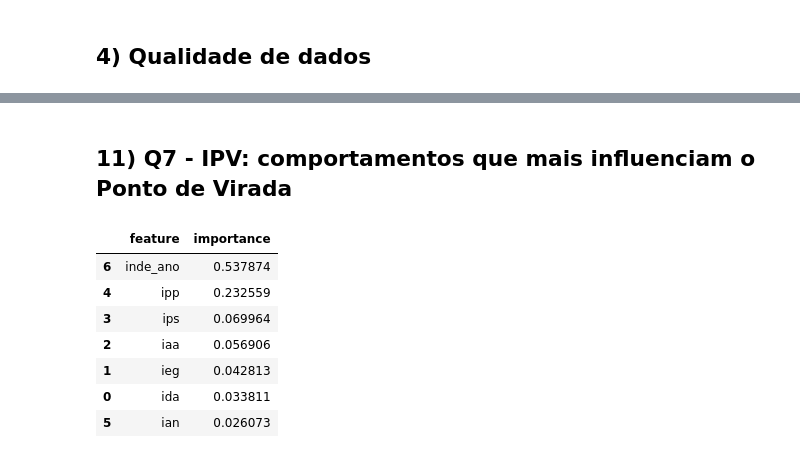
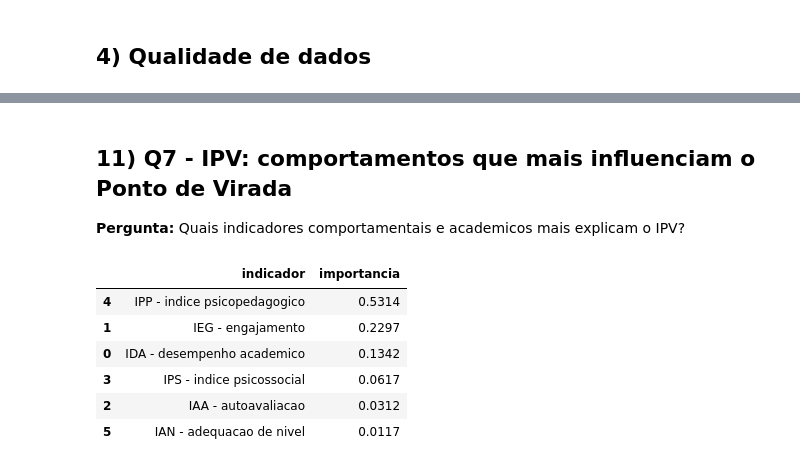
Before and after one commit to marcosfreitas-tech/tech_desafio_fase5, a Jupyter notebook: scripts/1_EDA_e_Storytelling.ipynb, the cells around one changed output, grey strips where cells are left out. Cells and saved outputs as stored; diff of their text form; code cells hidden in the pictures.

```diff
--- a/scripts/1_EDA_e_Storytelling.ipynb
+++ b/scripts/1_EDA_e_Storytelling.ipynb
@@ -839,42 +1389,63 @@ fig_pattern.show()
 # %% [markdown]
 ## 11) Q7 - IPV: comportamentos que mais influenciam o Ponto de Virada
+
+**Pergunta:** Quais indicadores comportamentais e academicos mais explicam o IPV?
 # %%
-ipv_features = ["ida", "ieg", "iaa", "ips", "ipp", "ian", "inde_ano"]
+ipv_features = ["ida", "ieg", "iaa", "ips", "ipp", "ian"]
 ipv_data = df.dropna(subset=ipv_features + ["ipv"]).copy()
 
 if len(ipv_data) >= 100:
     rf_ipv = RandomForestRegressor(
         n_estimators=500,
         max_depth=8,
         min_samples_leaf=5,
         random_state=42,
         n_jobs=-1,
     )
     rf_ipv.fit(ipv_data[ipv_features], ipv_data["ipv"])
 
-    ipv_importance = pd.DataFrame({"feature": ipv_features, "importance": rf_ipv.feature_importances_}).sort_values(
-        "importance", ascending=False
-    )
-    display(ipv_importance)
+    feature_name_map = {
+        "ida": "IDA - desempenho academico",
+        "ieg": "IEG - engajamento",
+        "iaa": "IAA - autoavaliacao",
+        "ips": "IPS - indice psicossocial",
+        "ipp": "IPP - indice psicopedagogico",
+        "ian": "IAN - adequacao de nivel",
+    }
+
+    ipv_importance = pd.DataFrame(
+        {
+            "indicador": ipv_features,
+            "importancia": rf_ipv.feature_importances_,
+        }
+    ).sort_values("importancia", ascending=False)
+    ipv_importance["indicador"] = ipv_importance["indicador"].map(feature_name_map)
+
+    display(ipv_importance.round(4))
 
     fig_ipv_imp = px.bar(
         ipv_importance,
-        x="importance",
-        y="feature",
+        x="importancia",
+        y="indicador",
         orientation="h",
-        title="Importancia relativa dos indicadores para explicar IPV",
-        labels={"importance": "Importancia", "feature": "Indicador"},
+        text=ipv_importance["importancia"].map(lambda v: f"{v:.3f}"),
+        title="Importancia relativa dos indicadores para explicar o IPV",
+        labels={
+            "importancia": "Importancia relativa",
+            "indicador": "Indicador analisado",
+        },
+        color_discrete_sequence=["#2A9D8F"],
     )
-    fig_ipv_imp.update_layout(yaxis={"categoryorder": "total ascending"})
+    fig_ipv_imp.update_layout(yaxis={"categoryorder": "total ascending"}, showlegend=False)
+    fig_ipv_imp.update_traces(textposition="outside")
     fig_ipv_imp.show()
 else:
     print("Amostra insuficiente para estimar importancia de IPV com robustez.")
 # %% [output]
-|  | feature | importance |
-| 6 | inde_ano | 0.537874 |
-| 4 | ipp | 0.232559 |
-| 3 | ips | 0.069964 |
-| 2 | iaa | 0.056906 |
-| 1 | ieg | 0.042813 |
-| 0 | ida | 0.033811 |
-| 5 | ian | 0.026073 |
+|  | indicador | importancia |
+| 4 | IPP - indice psicopedagogico | 0.5314 |
+| 1 | IEG - engajamento | 0.2297 |
+| 0 | IDA - desempenho academico | 0.1342 |
+| 3 | IPS - indice psicossocial | 0.0617 |
+| 2 | IAA - autoavaliacao | 0.0312 |
+| 5 | IAN - adequacao de nivel | 0.0117 |
```
Also changed, not shown: parts of 32 cells of this notebook, 14 other files.
